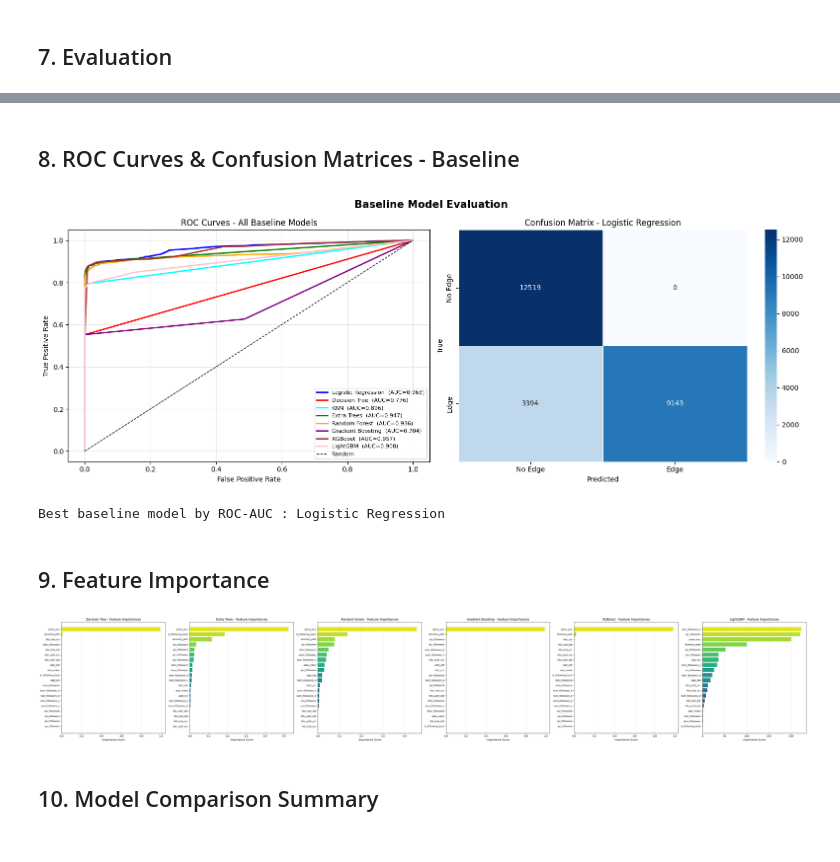
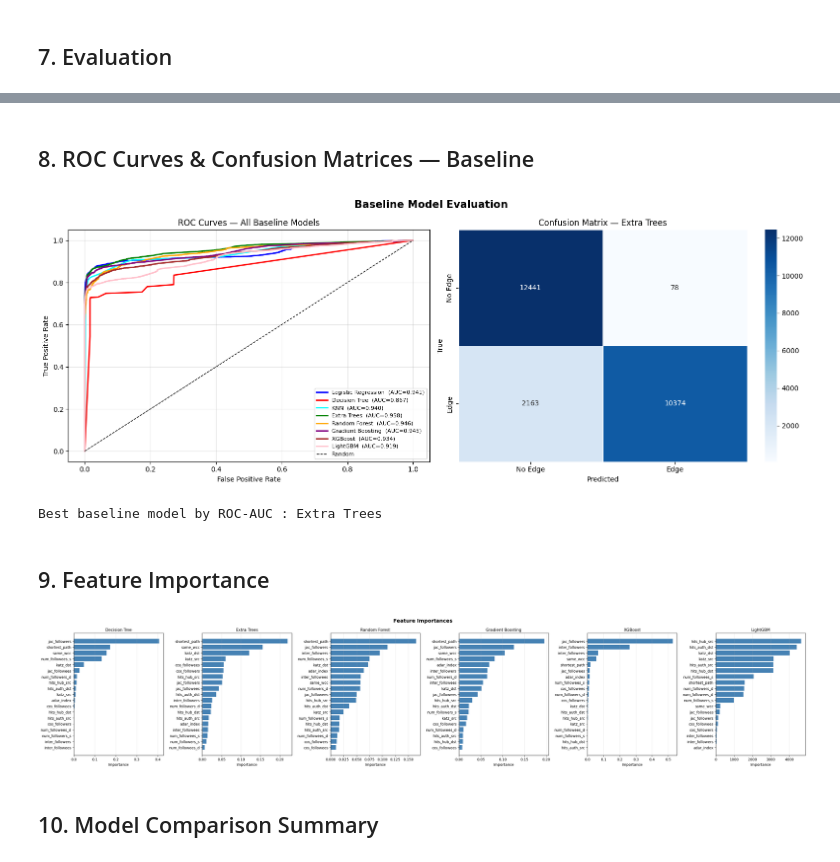
Before and after one commit to shivangishuklaa/Link-Predictor, a Jupyter notebook: Model_Training.ipynb, the cells around one changed output, grey strips where cells are left out. Cells and saved outputs as stored; diff of their text form; code cells hidden in the pictures.

Commit message:
Add: Final Model_Training.ipynb with all model comparisons and hyperparameter tuning

```diff
--- a/Model_Training.ipynb
+++ b/Model_Training.ipynb
@@ -540,8 +715,19 @@ Wall time: 186 ms
 %%time
 if LGBM_AVAILABLE:
     lgbm_model = LGBMClassifier(
-        n_estimators=100, learning_rate=0.1, max_depth=5,
-        random_state=42, n_jobs=-1, verbose=-1,
+        n_estimators=500,
+        learning_rate=0.05,
+        max_depth=-1,
+        num_leaves=127,        # FIX: increased from 63 — more expressive on graph features
+        min_child_samples=20,
+        subsample=0.8,
+        colsample_bytree=0.8,
+        reg_alpha=0.1,
+        reg_lambda=0.1,
+        is_unbalance=True,     # FIX: equivalent to class_weight='balanced' for LightGBM
+        random_state=42,
+        n_jobs=-1,
+        verbose=-1,
     )
     lgbm_model.fit(X_train, y_train)
     print('LightGBM trained.')
@@ -615,7 +801,6 @@ weighted avg       0.91      0.89      0.89     25056
 # %% [markdown]
-## 8. ROC Curves & Confusion Matrices - Baseline
+## 8. ROC Curves & Confusion Matrices — Baseline
 # %%
-# Build model list dynamically
 models_info = [
     ('Logistic Regression', lr_prob,   lr_pred),
     ('Decision Tree',       dt_prob,   dt_pred),
@@ -624,8 +809,8 @@ models_info = [
     ('Random Forest',       rf_prob,   rf_pred),
     ('Gradient Boosting',   gb_prob,   gb_pred),
 ]
-if xgb_model:  models_info.append(('XGBoost',   xgb_prob,  xgb_pred))
-if lgbm_model: models_info.append(('LightGBM',  lgbm_prob, lgbm_pred))
+if xgb_model:  models_info.append(('XGBoost',  xgb_prob,  xgb_pred))
+if lgbm_model: models_info.append(('LightGBM', lgbm_prob, lgbm_pred))
 
 PALETTE = ['blue', 'red', 'cyan', 'green', 'orange', 'purple', 'brown', 'pink']
 
@@ -636,9 +821,9 @@ for (name, prob, _), colour in zip(models_info, PALETTE):
     auc = roc_auc_score(y_test, prob)
     axes[0].plot(fpr, tpr, lw=2, color=colour, label=f'{name}  (AUC={auc:.3f})')
 
-axes[0].plot([0,1],[0,1],'k--',lw=1,label='Random')
+axes[0].plot([0, 1], [0, 1], 'k--', lw=1, label='Random')
 axes[0].set(xlabel='False Positive Rate', ylabel='True Positive Rate',
-            title='ROC Curves - All Baseline Models')
+            title='ROC Curves — All Baseline Models')
 axes[0].legend(fontsize=8, loc='lower right')
 axes[0].grid(alpha=0.3)
 
@@ -647,10 +832,10 @@ best_name, best_prob, best_pred = max(
 )
 cm = confusion_matrix(y_test, best_pred)
 sns.heatmap(cm, annot=True, fmt='d', cmap='Blues', ax=axes[1],
-            xticklabels=['No Edge','Edge'], yticklabels=['No Edge','Edge'],
+            xticklabels=['No Edge', 'Edge'], yticklabels=['No Edge', 'Edge'],
             linewidths=0.5)
 axes[1].set(xlabel='Predicted', ylabel='True',
-            title=f'Confusion Matrix - {best_name}')
+            title=f'Confusion Matrix — {best_name}')
 
 plt.suptitle('Baseline Model Evaluation', fontsize=15, fontweight='bold')
 plt.tight_layout()
@@ -659,40 +844,42 @@ plt.savefig('data/roc_and_cm_baseline.png', dpi=150, bbox_inches='tight')
 plt.show()
 print(f'Best baseline model by ROC-AUC : {best_name}')
 # %% [output]
-[figure, old version]
+[figure, new version]
-Best baseline model by ROC-AUC : Logistic Regression
+Best baseline model by ROC-AUC : Extra Trees
 # %% [markdown]
 ## 9. Feature Importance
 # %%
-tree_models = [(name, m) for name, m in [
-    ('Decision Tree',     dt_model),
-    ('Extra Trees',       et_model),
-    ('Random Forest',     rf_model),
-    ('Gradient Boosting', gb_model),
-    ('XGBoost',           xgb_model  if xgb_model  else None),
-    ('LightGBM',          lgbm_model if lgbm_model else None),
-] if m is not None]
+tree_models = [
+    (name, m) for name, m in [
+        ('Decision Tree',   dt_model),
+        ('Extra Trees',     et_model),
+        ('Random Forest',   rf_model),
+        ('Gradient Boosting', gb_model),
+    ] + ([('XGBoost', xgb_model)] if xgb_model else [])
+      + ([('LightGBM', lgbm_model)] if lgbm_model else [])
+    if hasattr(m, 'feature_importances_')
+]
 
-n = len(tree_models)
-fig, axes = plt.subplots(1, n, figsize=(7*n, 7))
-if n == 1: axes = [axes]
+n_models = len(tree_models)
+fig, axes = plt.subplots(1, n_models, figsize=(5 * n_models, 6))
+if n_models == 1:
+    axes = [axes]
 
 for ax, (name, model) in zip(axes, tree_models):
     importances = model.feature_importances_
-    order       = np.argsort(importances)
-    feat_names  = [FEATURE_COLS[i] for i in order]
-    feat_vals   = importances[order]
-    colours     = sns.color_palette('viridis', len(feat_names))
-    ax.barh(feat_names, feat_vals, color=colours)
-    ax.set(xlabel='Importance Score', title=f'{name} - Feature Importances')
+    order = importances.argsort()[::-1]
+    feat_names = [FEATURE_COLS[i] for i in order]
+    ax.barh(feat_names[::-1], importances[order][::-1], color='steelblue')
+    ax.set_title(name, fontsize=11)
+    ax.set_xlabel('Importance')
     ax.grid(axis='x', alpha=0.3)
-    ax.tick_params(axis='y', labelsize=9)
 
+plt.suptitle('Feature Importances', fontsize=14, fontweight='bold')
 plt.tight_layout()
-plt.savefig('data/feature_importances.png', dpi=150, bbox_inches='tight')
+plt.savefig('data/feature_importance.png', dpi=150, bbox_inches='tight')
 plt.show()
 # %% [output]
-[figure, old version]
+[figure, new version]
 # %% [markdown]
 ## 10. Model Comparison Summary
 # %%
```
Also changed, not shown: parts of 40 cells of this notebook.
